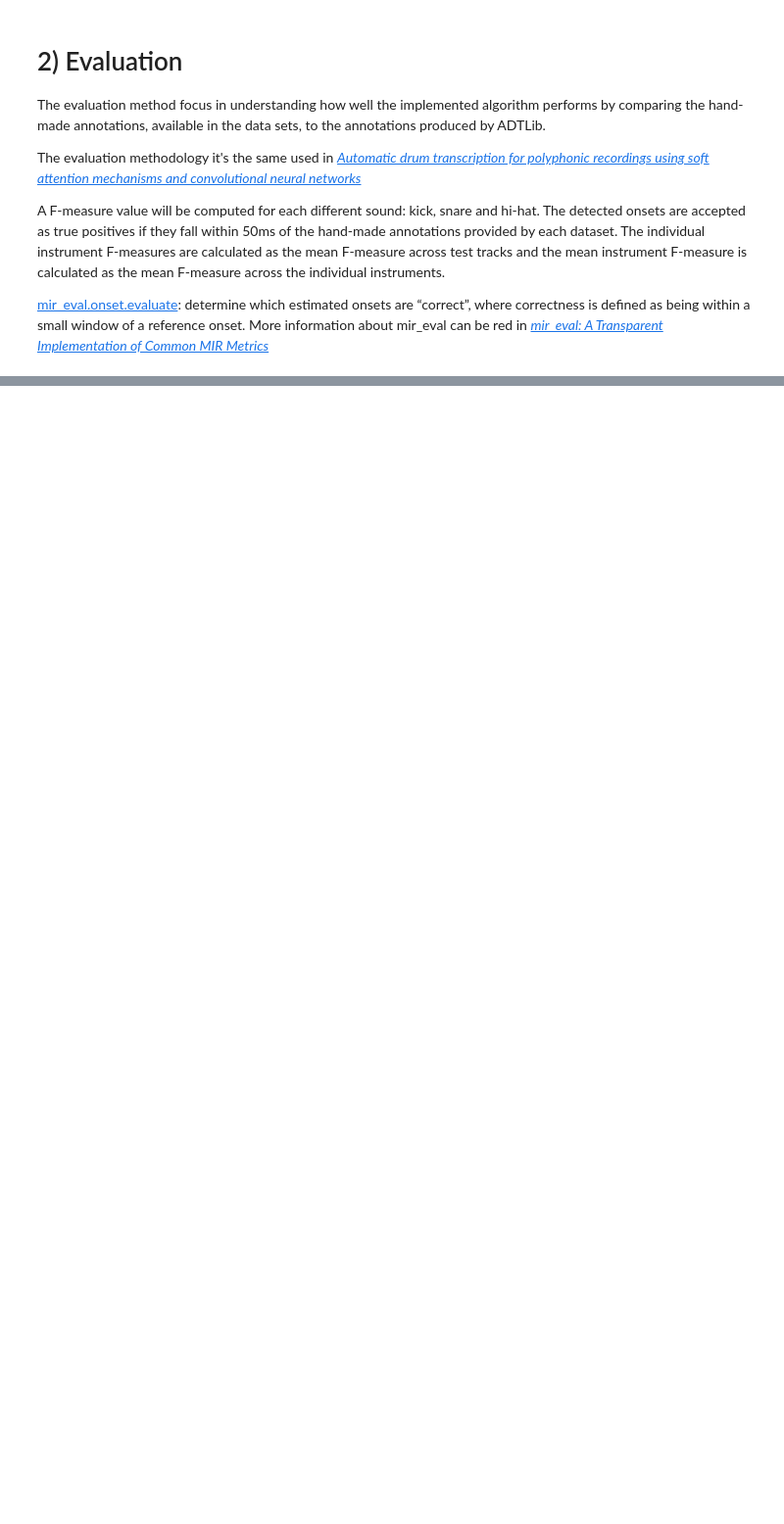
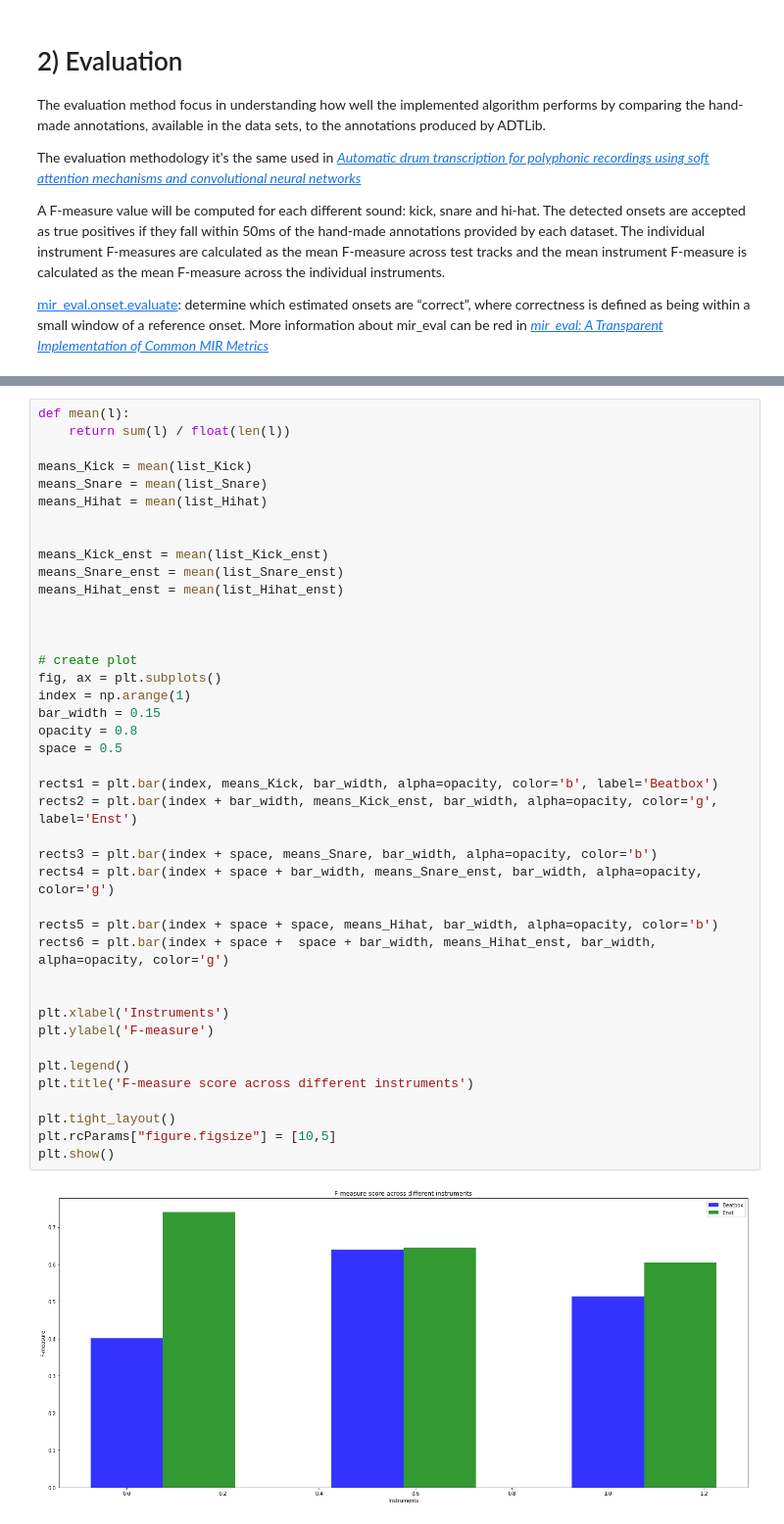
Before and after one commit to PedroMCRicardo/MIR, a Jupyter notebook: AutomaticDrumTranscription.ipynb, the cells around one changed output, grey strips where cells are left out. Shown at 98% size. Cells and saved outputs as stored; diff of their text form; blank space fills up the shorter version.

```diff
--- a/AutomaticDrumTranscription.ipynb
+++ b/AutomaticDrumTranscription.ipynb
@@ -359,0 +373,43 @@ plt.show()
+# %%
+def mean(l):
+    return sum(l) / float(len(l))
+
+means_Kick = mean(list_Kick)
+means_Snare = mean(list_Snare)
+means_Hihat = mean(list_Hihat)
+
+
+means_Kick_enst = mean(list_Kick_enst)
+means_Snare_enst = mean(list_Snare_enst)
+means_Hihat_enst = mean(list_Hihat_enst)
+
+
+
+# create plot
+fig, ax = plt.subplots()
+index = np.arange(1)
+bar_width = 0.15
+opacity = 0.8
+space = 0.5
+
+rects1 = plt.bar(index, means_Kick, bar_width, alpha=opacity, color='b', label='Beatbox')
+rects2 = plt.bar(index + bar_width, means_Kick_enst, bar_width, alpha=opacity, color='g', label='Enst')
+
+rects3 = plt.bar(index + space, means_Snare, bar_width, alpha=opacity, color='b')
+rects4 = plt.bar(index + space + bar_width, means_Snare_enst, bar_width, alpha=opacity, color='g')
+
+rects5 = plt.bar(index + space + space, means_Hihat, bar_width, alpha=opacity, color='b')
+rects6 = plt.bar(index + space +  space + bar_width, means_Hihat_enst, bar_width, alpha=opacity, color='g')
+
+
+plt.xlabel('Instruments')
+plt.ylabel('F-measure')
+
+plt.legend()
+plt.title('F-measure score across different instruments')
+
+plt.tight_layout()
+plt.rcParams["figure.figsize"] = [10,5]
+plt.show()
+# %% [output]
+[figure, added]
```
Also changed, not shown: parts of 16 cells of this notebook.
